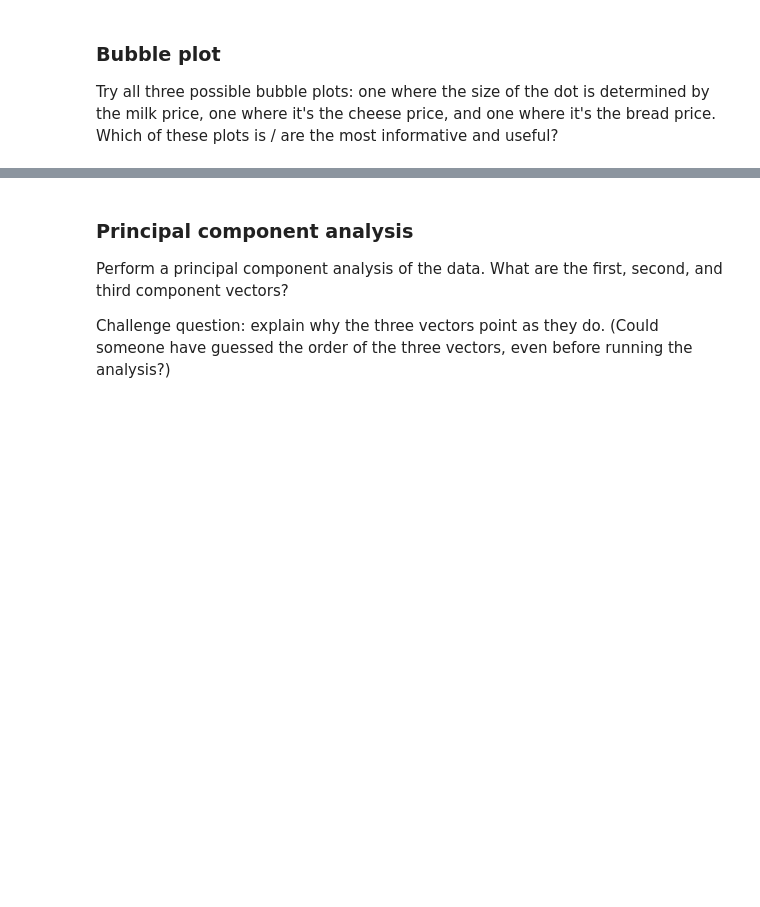
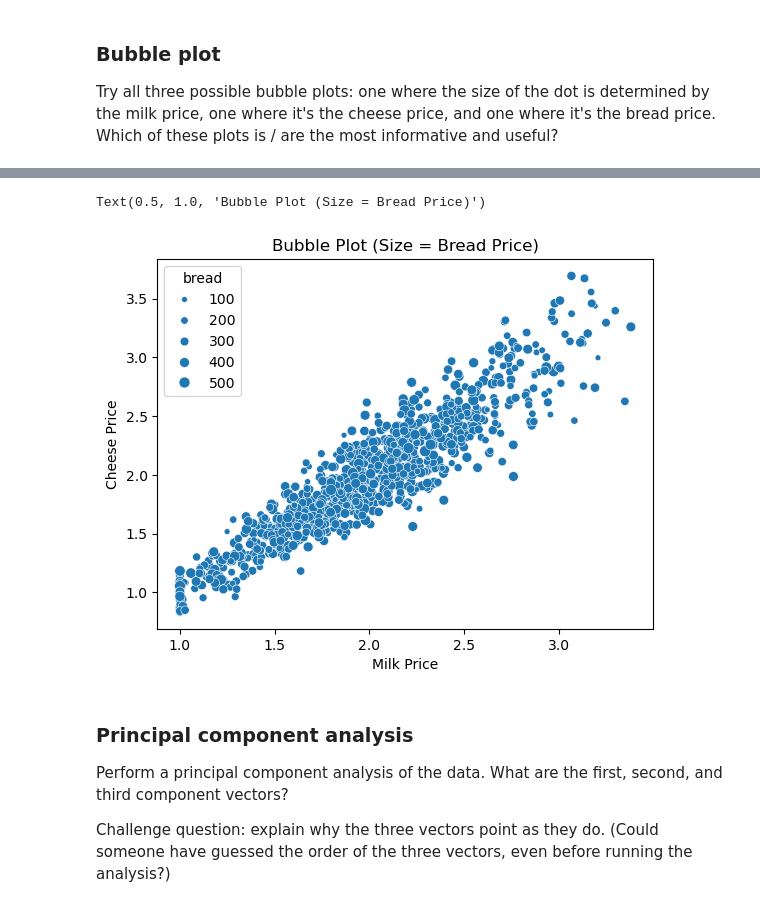
Before and after one commit to chenmichael2/MOD-B-O2, a Jupyter notebook: Week8.ipynb, the cells around one changed output, grey strips where cells are left out. Saved outputs shown, nothing was run; the diff lists cells and outputs as text; code cells hidden in the pictures; blank space fills up the shorter version.

```diff
--- a/Week8.ipynb
+++ b/Week8.ipynb
@@ -233,3 +318,11 @@ Try all three possible bubble plots: one where the size of the dot is determined
+# %%
+ax = sns.scatterplot(data = df3, x = "milk", y = "cheese", size =df3["bread"]*100)
+plt.xlabel("Milk Price")
+plt.ylabel("Cheese Price")
+plt.title("Bubble Plot (Size = Bread Price)")
+# %% [output]
+Text(0.5, 1.0, 'Bubble Plot (Size = Bread Price)')
+[figure, added]
 # %% [markdown]
 ### Principal component analysis
 
```
Also changed, not shown: parts of 15 cells of this notebook.
